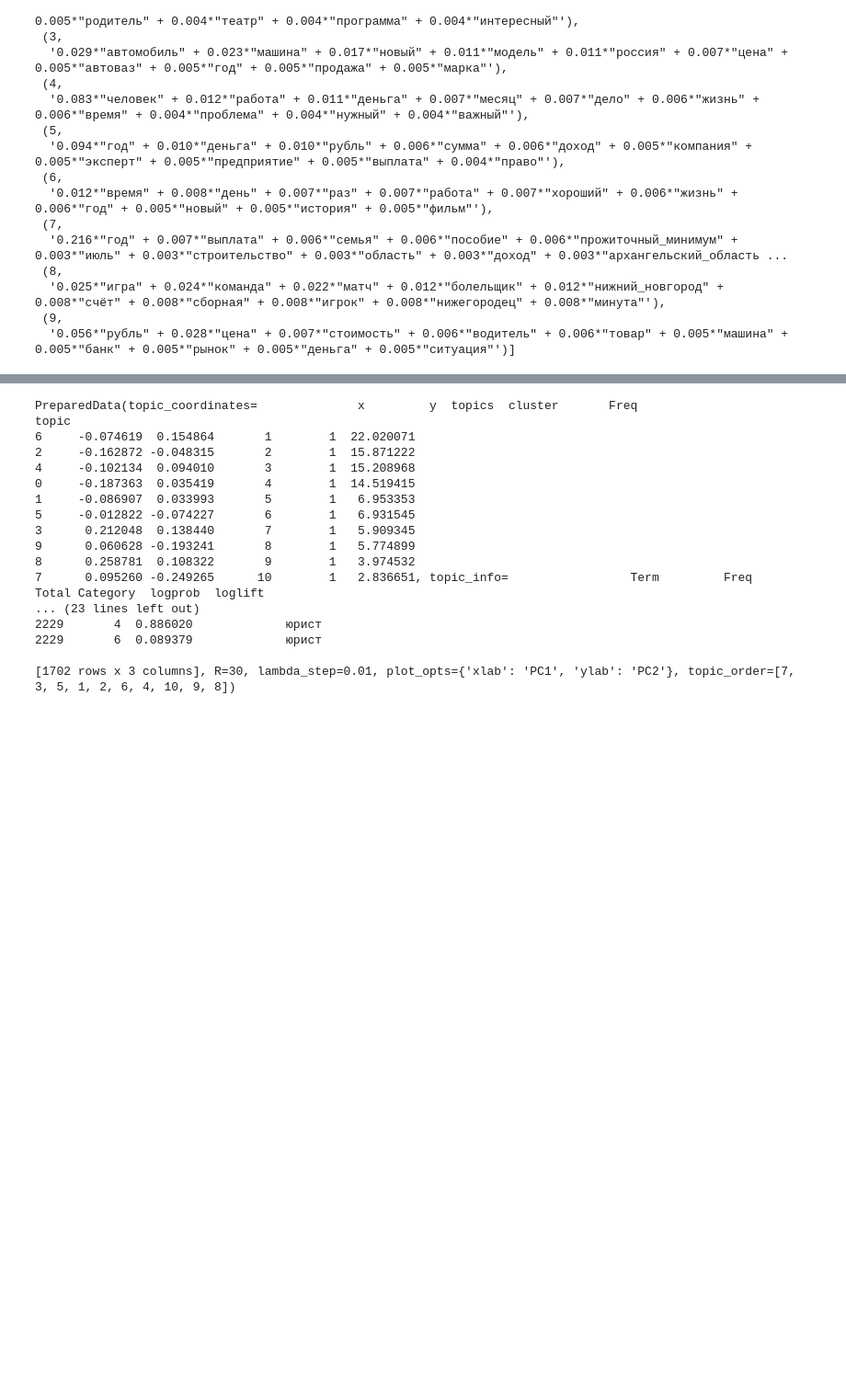
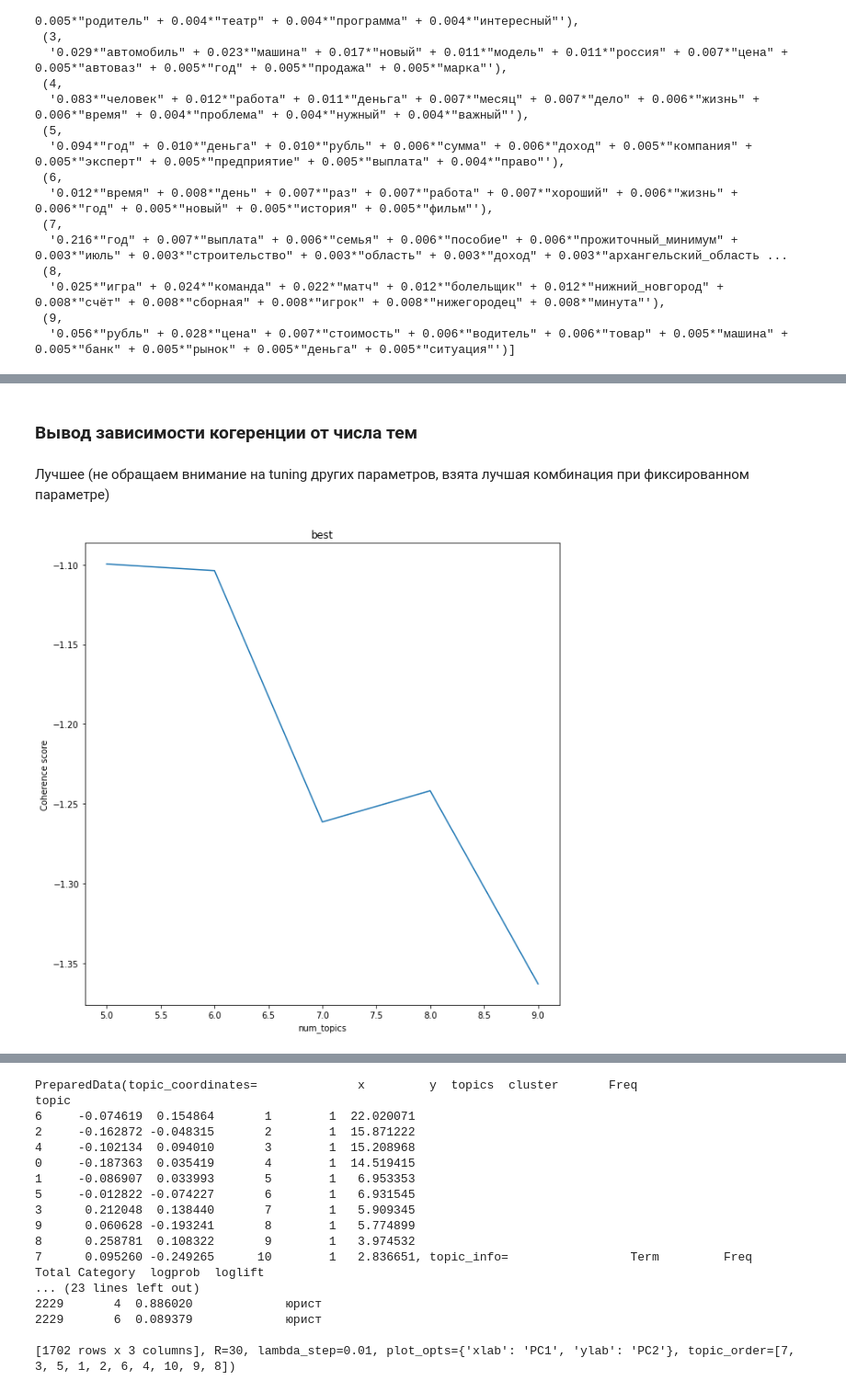
Before and after one commit to DenisKabanov/computational_linguistics_lab3, a Jupyter notebook: test.ipynb, the cells around one changed output, grey strips where cells are left out. Shown at 92% size. Saved outputs shown, nothing was run; the diff lists cells and outputs as text; code cells hidden in the pictures; blank space fills up the shorter version.

```diff
--- a/test.ipynb
+++ b/test.ipynb
@@ -308,3 +329,0 @@ with open(r'/content/drive/MyDrive/Универ/lda_models1.pkl', 'wb') as f:
-# %%
-with open(r'/content/drive/MyDrive/Универ/lda_models1.pkl', 'rb') as f:
-    lda_loaded = pickle.load(f)
@@ -429,0 +382,44 @@ nmfmodel.show_topics() # Вывод тем для NMF модели
+# %%
+lda_params = {'num_topics': [i for i in range(5, 10)],
+          'alpha': [*np.arange(0.01, 1, 0.3), 'auto', 'symmetric', 'asymmetric'],
+          'eta': [*np.arange(0.01, 1, 0.3), 'auto', 'symmetric']}
+
+lda_models=[]
+
+for num_topics in tqdm(lda_params['num_topics']):
+    for alpha in lda_params['alpha']:
+        for eta in lda_params['eta']:
+            ldamodel = LdaModel(corpus=corpus, # передаваемый поток документов
+                              num_topics=num_topics, # Количество запрошенных скрытых тем, которые необходимо извлечь из учебного корпуса.
+                              id2word=dictionary, # Mapping id к словам (словарь)
+                              chunksize=2000, # Количество документов, которые будут использоваться в каждом блоке обучения
+                              alpha=alpha, # априорное убеждение в распространении тем по документам
+                              eta=eta, # априорное убеждение в распределении слов по темам
+                              passes=10, # Количество проходов по корпусу во время обучения
+                              iterations=200, # Максимальное количество итераций по корпусу при выводе тематического распределения корпуса
+                              eval_every=None) # Don't evaluate model perplexity, takes too much time.
+
+            ldatopics = [[word for word, prob in topic] for topicid, topic in ldamodel.show_topics(formatted=False)]
+            lda_coherence = CoherenceModel(topics=ldatopics, texts=texts_v2, dictionary=dictionary, window_size=10, coherence="u_mass").get_coherence()
+
+            lda_models.append({'model': ldamodel, 'coherence': lda_coherence, 'params': [num_topics, alpha, eta]})
+# %%
+# with open(r'/content/drive/MyDrive/Универ/lda_models1.pkl', 'wb') as f:
+#     pickle.dump(lda_models, f)
+
+with open(r'lda_models.pkl', 'wb') as f:
+    pickle.dump(lda_models, f)
+# %%
+# with open(r'/content/drive/MyDrive/Универ/lda_models1.pkl', 'rb') as f:
+#     lda_models = pickle.load(f)
+
+with open(r'lda_models.pkl', 'rb') as f:
+    lda_models = pickle.load(f)
+# %% [markdown]
+### Вывод зависимости когеренции от числа тем
+# %% [markdown]
+Лучшее (не обращаем внимание на tuning других параметров, взята лучшая комбинация при фиксированном параметре)
+# %%
+print_coherence(lda_models, 0, "LDA", "best")
+# %% [output]
+[figure, added]
```
Also changed, not shown: parts of 51 cells of this notebook, 1 other file.
